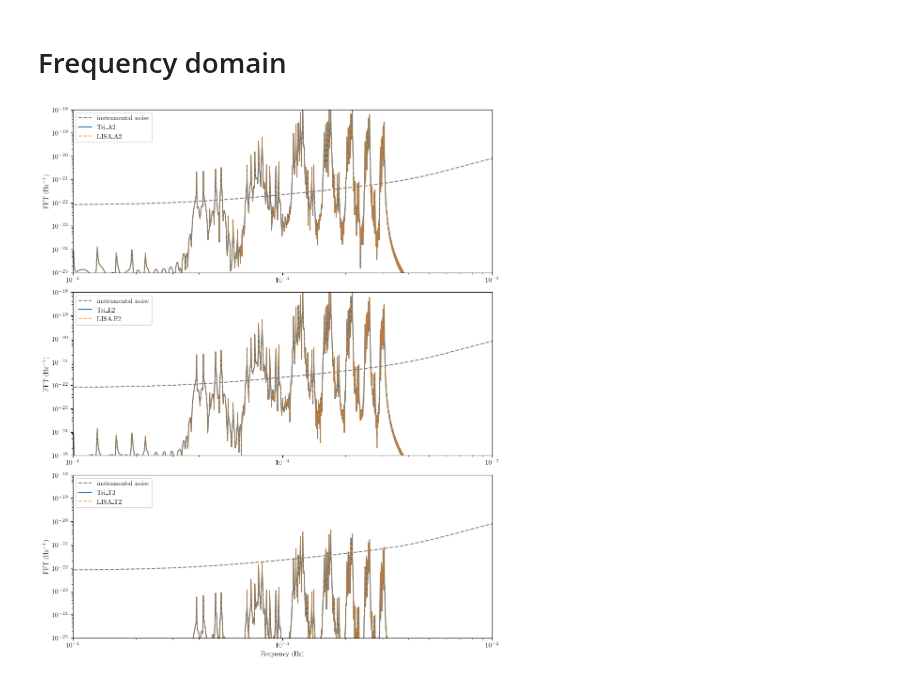
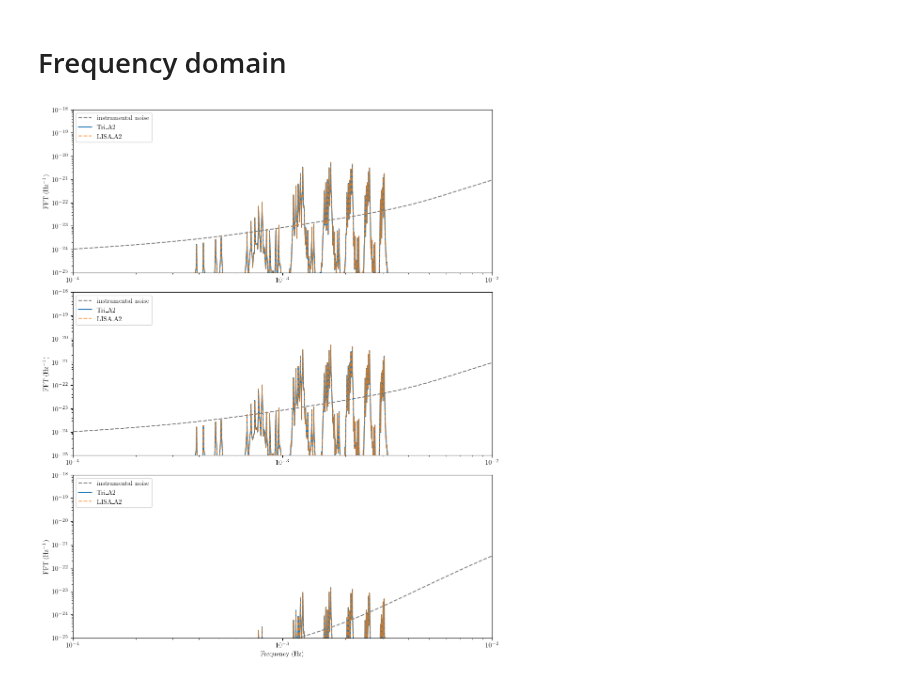
Before and after one commit to TriangleDataCenter/Triangle-Simulator, a Jupyter notebook: Tutorials/4_Demo_EMRI_response.ipynb, the cells around one changed output. Drawn from its saved outputs; the diff is of its cells as text; code cells hidden in the pictures.

```diff
--- a/Tutorials/4_Demo_EMRI_response.ipynb
+++ b/Tutorials/4_Demo_EMRI_response.ipynb
@@ -219,38 +219,38 @@ Text(0, 0.5, 'TDI')
 # %%
 fig, axs = plt.subplots(3, 1, figsize=(10, 12))
 
 PSDFunction = TDIPSDs()
 ff, xf = FFT_window(data_array=tdi.measurements['A2'][1000:-1000] / F_LASER, fsample=fsample, window_type="tukey", window_args_dict=dict(alpha=0.1))
 ff, xf_lisa = FFT_window(data_array=lisa_chans[0], fsample=fsample, window_type="tukey", window_args_dict=dict(alpha=0.1))
-axs[0].loglog(ff, np.sqrt(PSDFunction.PSD_X2(ff)), linestyle="--", color='grey', label="instrumental noise")
-axs[0].loglog(ff, np.abs(xf), label='Tri_A2')
-axs[0].loglog(ff, np.abs(xf_lisa), label='LISA_A2', alpha=0.7, linestyle="--")
+axs[0].loglog(ff, np.sqrt(ff * PSDFunction.PSD_A2(ff)), linestyle="--", color='grey', label="instrumental noise")
+axs[0].loglog(ff, 2. * ff * np.abs(xf), label='Tri_A2')
+axs[0].loglog(ff, 2. * ff * np.abs(xf_lisa), label='LISA_A2', alpha=0.7, linestyle="--")
 axs[0].set_ylim(1e-25, 1e-18)
 axs[0].set_xlim(1e-4, 1e-2)
 axs[0].set_ylabel(r'${\rm FFT \ (Hz^{-1})}$')
 axs[0].legend(loc="upper left")
 
 ff, xf = FFT_window(data_array=tdi.measurements['E2'][1000:-1000] / F_LASER, fsample=fsample, window_type="tukey", window_args_dict=dict(alpha=0.1))
 ff, xf_lisa = FFT_window(data_array=lisa_chans[1], fsample=fsample, window_type="tukey", window_args_dict=dict(alpha=0.1))
-axs[1].loglog(ff, np.sqrt(PSDFunction.PSD_X2(ff)), linestyle="--", color='grey', label="instrumental noise")
-axs[1].loglog(ff, np.abs(xf), label='Tri_E2')
-axs[1].loglog(ff, np.abs(xf_lisa), label='LISA_E2', alpha=0.7, linestyle="--")
+axs[1].loglog(ff, np.sqrt(ff * PSDFunction.PSD_A2(ff)), linestyle="--", color='grey', label="instrumental noise")
+axs[1].loglog(ff, 2. * ff * np.abs(xf), label='Tri_A2')
+axs[1].loglog(ff, 2. * ff * np.abs(xf_lisa), label='LISA_A2', alpha=0.7, linestyle="--")
 axs[1].set_ylim(1e-25, 1e-18)
 axs[1].set_xlim(1e-4, 1e-2)
 axs[1].set_ylabel(r'${\rm FFT \ (Hz^{-1})}$')
 axs[1].legend(loc="upper left")
 
 ff, xf = FFT_window(data_array=tdi.measurements['T2'][1000:-1000] / F_LASER, fsample=fsample, window_type="tukey", window_args_dict=dict(alpha=0.1))
 ff, xf_lisa = FFT_window(data_array=lisa_chans[2], fsample=fsample, window_type="tukey", window_args_dict=dict(alpha=0.1))
-axs[2].loglog(ff, np.sqrt(PSDFunction.PSD_X2(ff)), linestyle="--", color='grey', label="instrumental noise")
-axs[2].loglog(ff, np.abs(xf), label='Tri_T2')
-axs[2].loglog(ff, np.abs(xf_lisa), label='LISA_T2', alpha=0.7, linestyle="--")
+axs[2].loglog(ff, np.sqrt(ff * PSDFunction.PSD_T2(ff)), linestyle="--", color='grey', label="instrumental noise")
+axs[2].loglog(ff, 2. * ff * np.abs(xf), label='Tri_A2')
+axs[2].loglog(ff, 2. * ff * np.abs(xf_lisa), label='LISA_A2', alpha=0.7, linestyle="--")
 axs[2].set_ylim(1e-25, 1e-18)
 axs[2].set_xlim(1e-4, 1e-2)
 axs[2].set_xlabel('Frequency (Hz)')
 axs[2].set_ylabel(r'${\rm FFT \ (Hz^{-1})}$')
 axs[2].legend(loc="upper left")
 
 plt.tight_layout()
 # %% [output]
-[figure, old version]
+[figure, new version]
```
